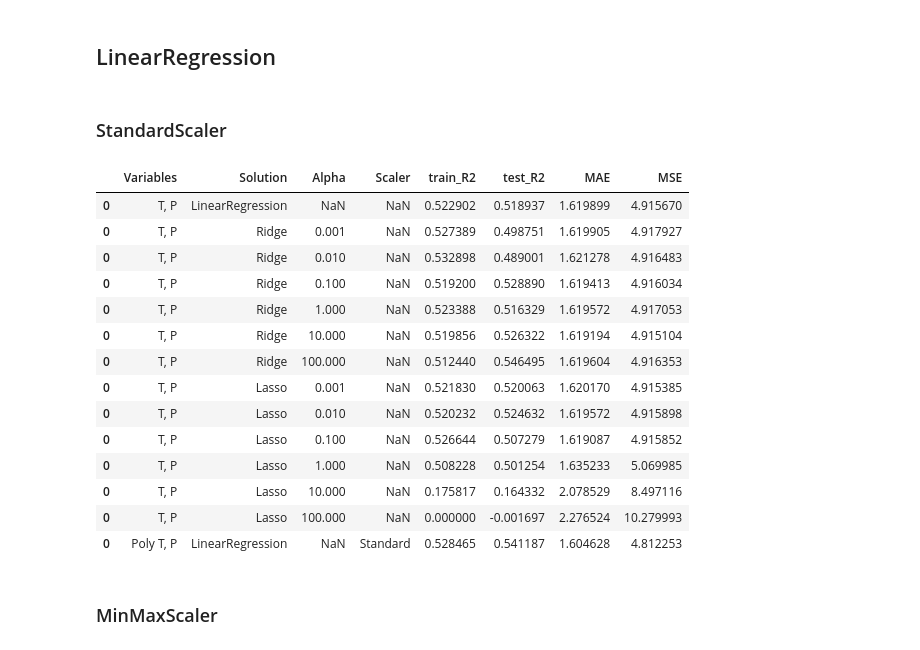
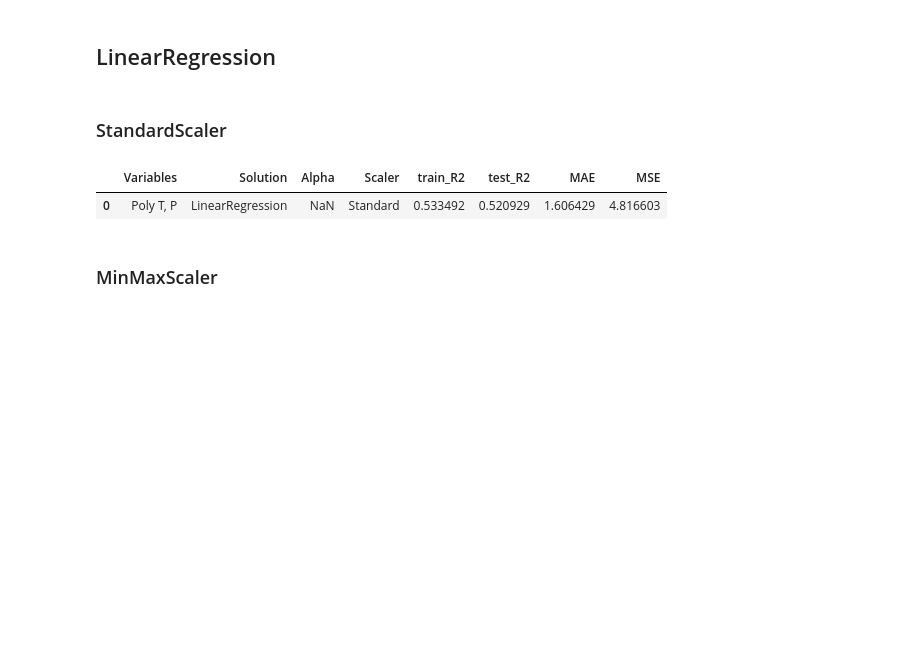
Before and after one commit to hoonzi-s/APC, a Jupyter notebook: #1 ALK _ 213BTMRVP Inferential _ Rev 2.ipynb, the cells around one changed output. Saved outputs shown, nothing was run; the diff lists cells and outputs as text; code cells hidden in the pictures; blank space fills up the shorter version.

```diff
--- a/#1 ALK _ 213BTMRVP Inferential _ Rev 2.ipynb
+++ b/#1 ALK _ 213BTMRVP Inferential _ Rev 2.ipynb
@@ -737,48 +659,35 @@ scaler = 'Standard'
 # %%
 for i in range(n):
   train_input, test_input, train_target, test_target = tts(input_poly, target, test_size = 7/27)
   sc = StandardScaler()
   sc.fit(train_input)
   input_poly = sc.transform(input_poly)
   train_poly = sc.transform(train_input)
   test_poly = sc.transform(test_input)
 
   model = LinearRegression()
   model.fit(train_poly, train_target)
 
   train_R2.append(model.score(train_poly, train_target))
   test_R2.append(model.score(test_poly, test_target))
   inferential = np.sum(model.coef_ * input_poly, axis = 1) + model.intercept_
   mae.append(MAE(target, inferential))
   mse.append(MSE(target, inferential))
 
 new = pd.DataFrame({'Variables': vars,
                     'Solution': soln,
                     'Alpha': alpha,
                     'Scaler': scaler,
                     'train_R2': np.mean(train_R2),
                     'test_R2': np.mean(test_R2),
                     'MAE': np.mean(mae),
                     'MSE': np.mean(mse)},
                    index = [0])
 information = pd.concat([information, new])
-information
+new
 # %% [output]
 |  | Variables | Solution | Alpha | Scaler | train_R2 | test_R2 | MAE | MSE |
-| 0 | T, P | LinearRegression | NaN | NaN | 0.522902 | 0.518937 | 1.619899 | 4.915670 |
-| 0 | T, P | Ridge | 0.001 | NaN | 0.527389 | 0.498751 | 1.619905 | 4.917927 |
-| 0 | T, P | Ridge | 0.010 | NaN | 0.532898 | 0.489001 | 1.621278 | 4.916483 |
-| 0 | T, P | Ridge | 0.100 | NaN | 0.519200 | 0.528890 | 1.619413 | 4.916034 |
-| 0 | T, P | Ridge | 1.000 | NaN | 0.523388 | 0.516329 | 1.619572 | 4.917053 |
-| 0 | T, P | Ridge | 10.000 | NaN | 0.519856 | 0.526322 | 1.619194 | 4.915104 |
-| 0 | T, P | Ridge | 100.000 | NaN | 0.512440 | 0.546495 | 1.619604 | 4.916353 |
-| 0 | T, P | Lasso | 0.001 | NaN | 0.521830 | 0.520063 | 1.620170 | 4.915385 |
-| 0 | T, P | Lasso | 0.010 | NaN | 0.520232 | 0.524632 | 1.619572 | 4.915898 |
-| 0 | T, P | Lasso | 0.100 | NaN | 0.526644 | 0.507279 | 1.619087 | 4.915852 |
-| 0 | T, P | Lasso | 1.000 | NaN | 0.508228 | 0.501254 | 1.635233 | 5.069985 |
-| 0 | T, P | Lasso | 10.000 | NaN | 0.175817 | 0.164332 | 2.078529 | 8.497116 |
-| 0 | T, P | Lasso | 100.000 | NaN | 0.000000 | -0.001697 | 2.276524 | 10.279993 |
-| 0 | Poly T, P | LinearRegression | NaN | Standard | 0.528465 | 0.541187 | 1.604628 | 4.812253 |
+| 0 | Poly T, P | LinearRegression | NaN | Standard | 0.533492 | 0.520929 | 1.606429 | 4.816603 |
 # %% [markdown]
 ### MinMaxScaler
 # %%
```
Also changed, not shown: parts of 70 cells of this notebook.
